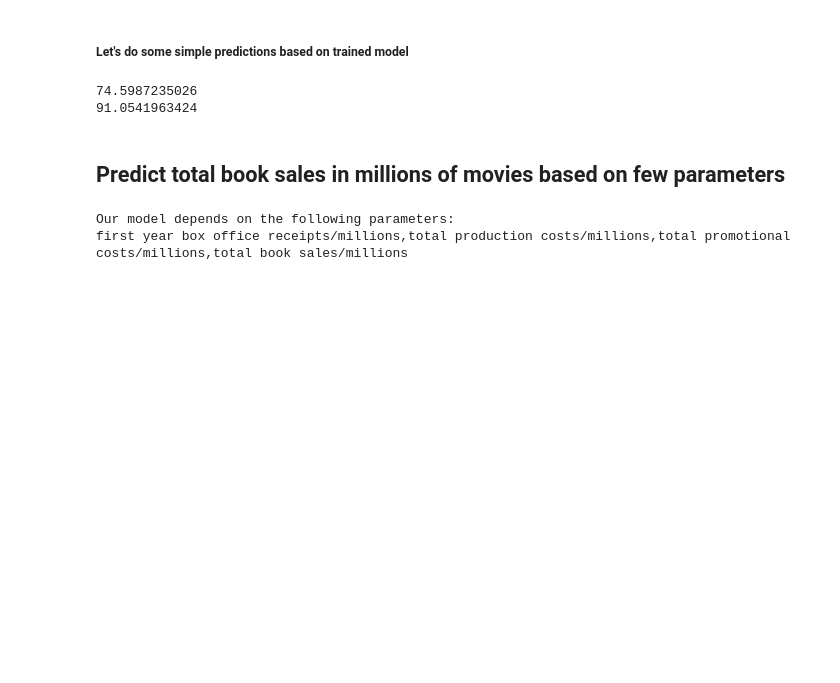
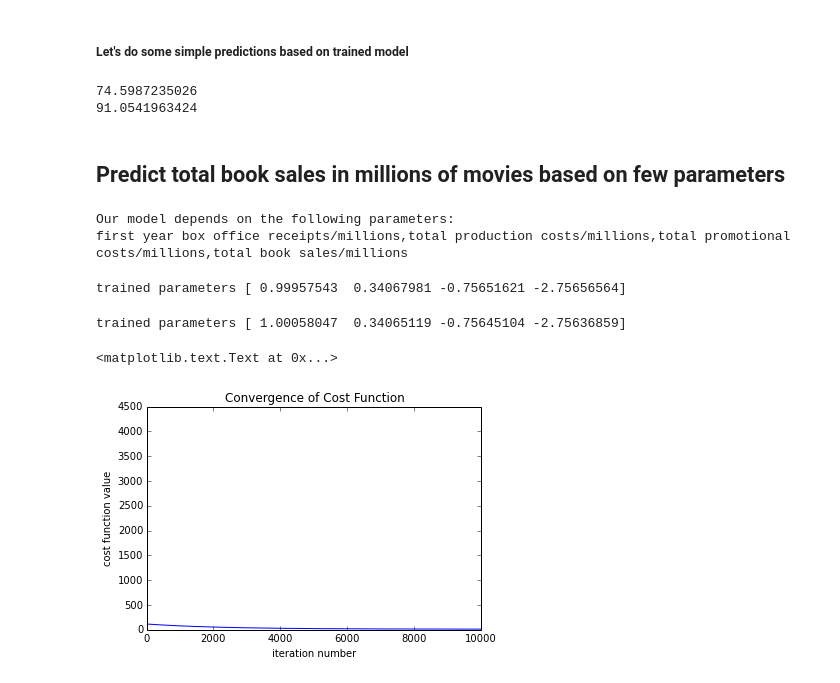
Before and after one commit to stand-by/MachineLearning_algorithms, a Jupyter notebook: examples/linear_regression.ipynb, the cells around one changed output. Cells and saved outputs as stored; diff of their text form; code cells hidden in the pictures; blank space fills up the shorter version.

Commit message:
implement linear regression to multivariable data using both normal equation and batch

```diff
--- a/examples/linear_regression.ipynb
+++ b/examples/linear_regression.ipynb
@@ -117,3 +117,24 @@ print parameters
 # %% [output]
 Our model depends on the following parameters:
 first year box office receipts/millions,total production costs/millions,total promotional costs/millions,total book sales/millions
+# %%
+model = linear_regression.LinearRegression(X,y)
+# %%
+model.train_normal_equation()
+print "trained parameters", model.theta
+# %% [output]
+trained parameters [ 0.99957543  0.34067981 -0.75651621 -2.75656564]
+# %%
+model.train_batch(0.0001,0.00000001,1000000,np.array([10.0,0.0,10.0,0.0]))
+print "trained parameters", model.theta
+# %% [output]
+trained parameters [ 1.00058047  0.34065119 -0.75645104 -2.75636859]
+# %%
+plt.plot(model.minimization_trace[2][:10000],'b-')
+plt.xlabel("iteration number")
+plt.ylabel("cost function value")
+plt.title("Convergence of Cost Function")
+#we have got troubles with batch gonvegrence, because of unnormalized data
+# %% [output]
+<matplotlib.text.Text at 0x...>
+[figure, added]
```
